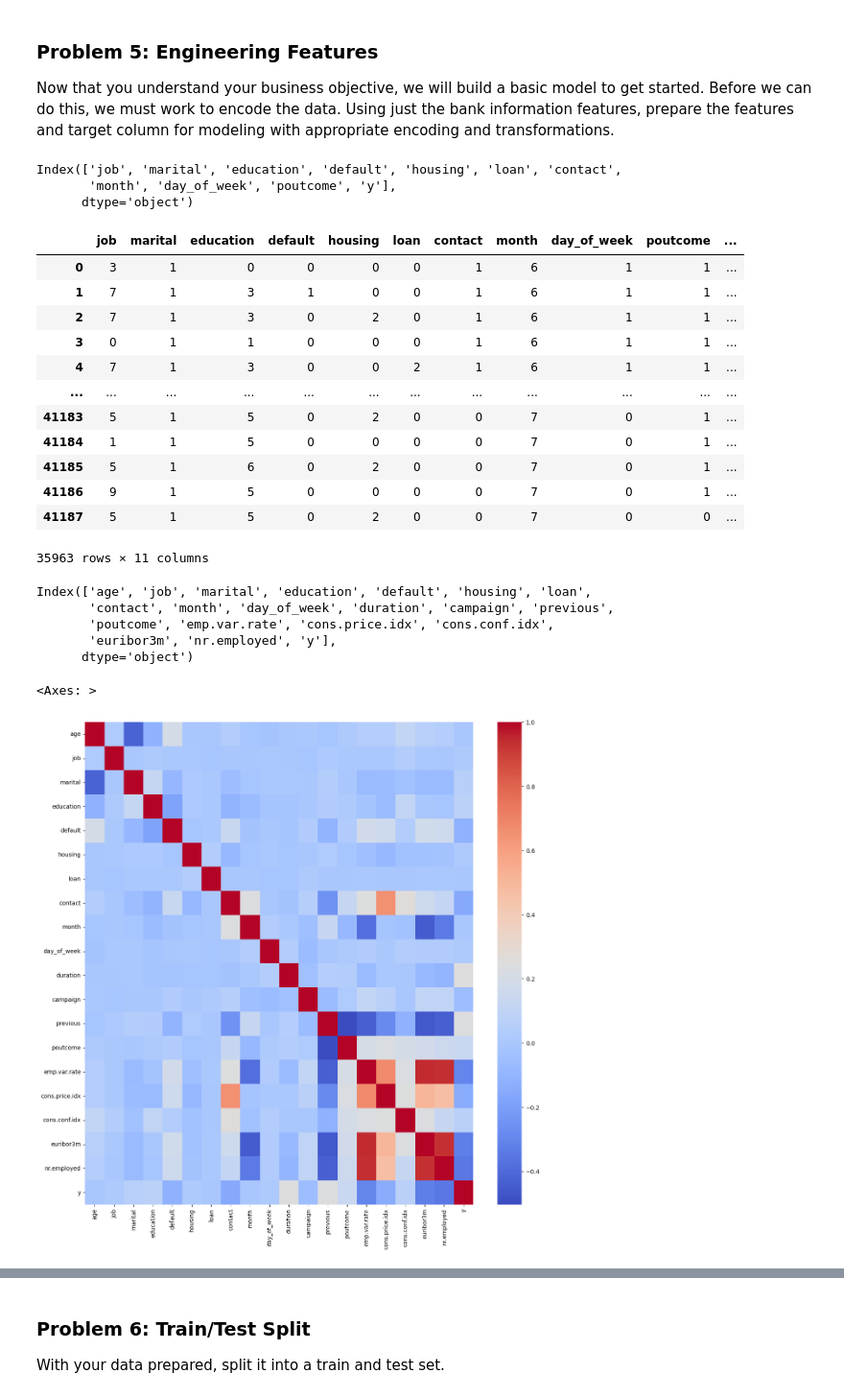
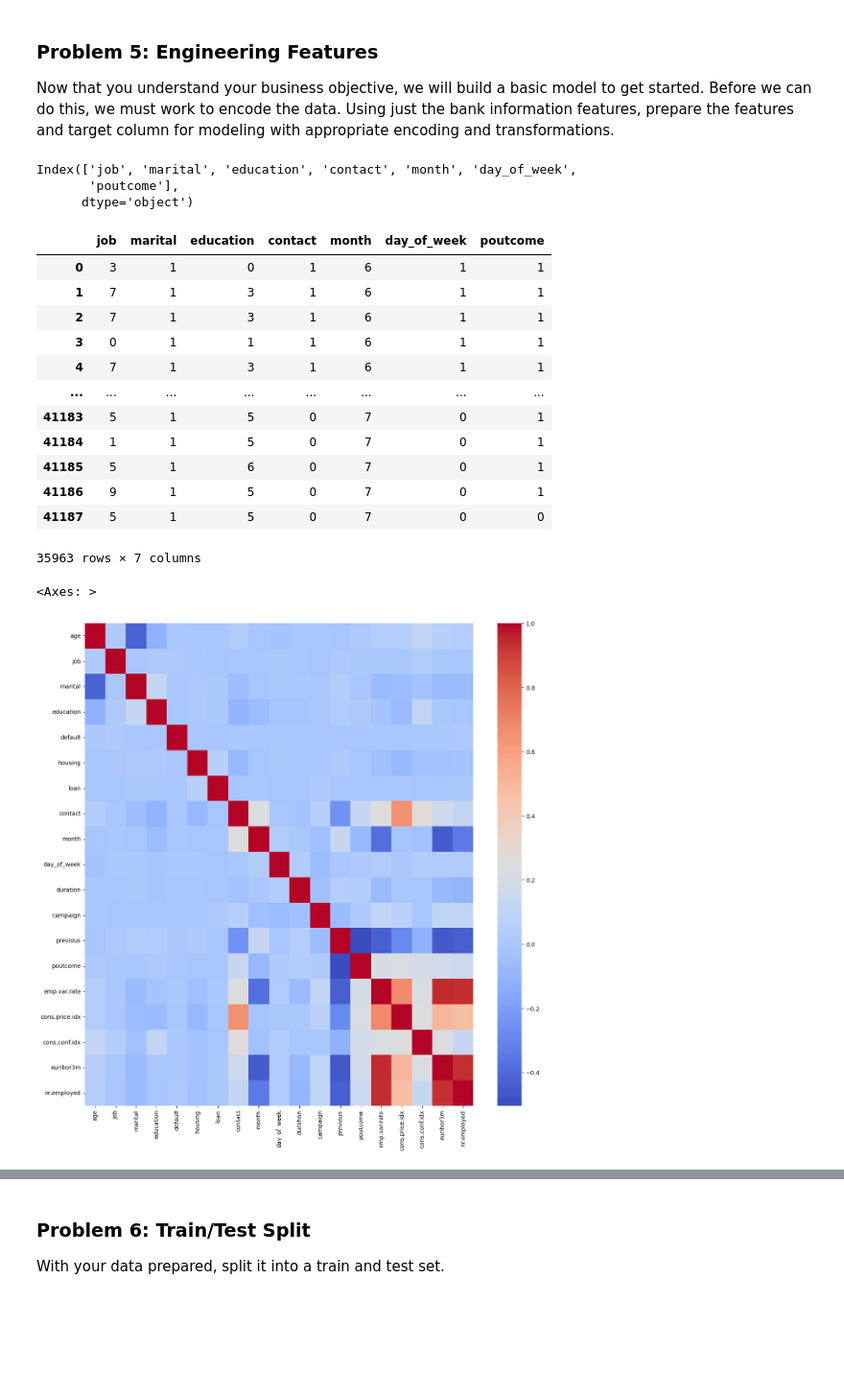
Before and after one commit to purnachand1186/bankMarketing_ML, a Jupyter notebook: prompt_III.ipynb, the cells around one changed output, grey strips where cells are left out. Shown at 96% size. Drawn from its saved outputs; the diff is of its cells as text; code cells hidden in the pictures; blank space fills up the shorter version.

```diff
--- a/prompt_III.ipynb
+++ b/prompt_III.ipynb
@@ -448,11 +448,16 @@ b.Should a person with Housing loans considered more than a person with personal
 ### Problem 5: Engineering Features
 
 Now that you understand your business objective, we will build a basic model to get started.  Before we can do this, we must work to encode the data.  Using just the bank information features, prepare the features and target column for modeling with appropriate encoding and transformations.
+# %%
+#convert columns containing 'yes' and 'no' values to boolean variables
+bool_cols = ['default', 'housing', 'loan', 'y']
+for bool_col in bool_cols:
+        df[bool_col] = df[bool_col].apply(lambda x: 1 if x == 'yes' else 0)
 # %%
 category_columns = df.select_dtypes(include=['object']).columns
 category_columns
 # %% [output]
-Index(['job', 'marital', 'education', 'default', 'housing', 'loan', 'contact',
-       'month', 'day_of_week', 'poutcome', 'y'],
+Index(['job', 'marital', 'education', 'contact', 'month', 'day_of_week',
+       'poutcome'],
       dtype='object')
 # %%
@@ -462,32 +468,29 @@ for column in category_columns:
 # %%
 df[category_columns]
 # %% [output]
-|  | job | marital | education | default | housing | loan | contact | month | day_of_week | poutcome | ... |
-| 0 | 3 | 1 | 0 | 0 | 0 | 0 | 1 | 6 | 1 | 1 | ... |
-| 1 | 7 | 1 | 3 | 1 | 0 | 0 | 1 | 6 | 1 | 1 | ... |
-| 2 | 7 | 1 | 3 | 0 | 2 | 0 | 1 | 6 | 1 | 1 | ... |
-| 3 | 0 | 1 | 1 | 0 | 0 | 0 | 1 | 6 | 1 | 1 | ... |
-| 4 | 7 | 1 | 3 | 0 | 0 | 2 | 1 | 6 | 1 | 1 | ... |
-| ... | ... | ... | ... | ... | ... | ... | ... | ... | ... | ... | ... |
-| 41183 | 5 | 1 | 5 | 0 | 2 | 0 | 0 | 7 | 0 | 1 | ... |
-| 41184 | 1 | 1 | 5 | 0 | 0 | 0 | 0 | 7 | 0 | 1 | ... |
-| 41185 | 5 | 1 | 6 | 0 | 2 | 0 | 0 | 7 | 0 | 1 | ... |
-| 41186 | 9 | 1 | 5 | 0 | 0 | 0 | 0 | 7 | 0 | 1 | ... |
-| 41187 | 5 | 1 | 5 | 0 | 2 | 0 | 0 | 7 | 0 | 0 | ... |
+|  | job | marital | education | contact | month | day_of_week | poutcome |
+| 0 | 3 | 1 | 0 | 1 | 6 | 1 | 1 |
+| 1 | 7 | 1 | 3 | 1 | 6 | 1 | 1 |
+| 2 | 7 | 1 | 3 | 1 | 6 | 1 | 1 |
+| 3 | 0 | 1 | 1 | 1 | 6 | 1 | 1 |
+| 4 | 7 | 1 | 3 | 1 | 6 | 1 | 1 |
+| ... | ... | ... | ... | ... | ... | ... | ... |
+| 41183 | 5 | 1 | 5 | 0 | 7 | 0 | 1 |
+| 41184 | 1 | 1 | 5 | 0 | 7 | 0 | 1 |
+| 41185 | 5 | 1 | 6 | 0 | 7 | 0 | 1 |
+| 41186 | 9 | 1 | 5 | 0 | 7 | 0 | 1 |
+| 41187 | 5 | 1 | 5 | 0 | 7 | 0 | 0 |
-35963 rows × 11 columns
+35963 rows × 7 columns
-# %%
-integer_columns = df.select_dtypes(include=['int64','float64']).columns
-integer_columns
-# %% [output]
-Index(['age', 'job', 'marital', 'education', 'default', 'housing', 'loan',
-       'contact', 'month', 'day_of_week', 'duration', 'campaign', 'previous',
-       'poutcome', 'emp.var.rate', 'cons.price.idx', 'cons.conf.idx',
-       'euribor3m', 'nr.employed', 'y'],
-      dtype='object')
+# %%
+# remove 'Y' from the integer list so that it will not continuous variable after scaling
+integer_columns = df.select_dtypes(exclude=['object']).columns
+int_index = integer_columns.tolist()
+int_index.remove('y')
+integer_columns = pd.Index(int_index)
 # %%
 fig, ax = plt.subplots(figsize=(15, 15))
-sns.heatmap(df.corr(method='spearman'), annot=False, cmap='coolwarm')
+sns.heatmap(df[integer_columns].corr(method='spearman'), annot=False, cmap='coolwarm')
 # %% [output]
 <Axes: >
-[figure, old version]
+[figure, new version]
 # %%
```
Also changed, not shown: parts of 12 cells of this notebook.
